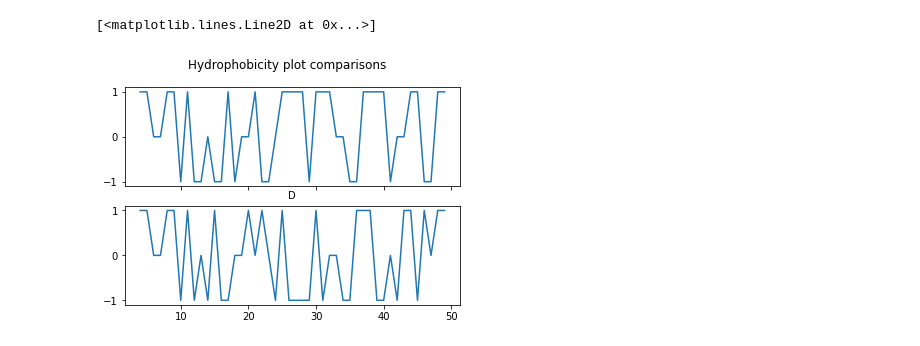
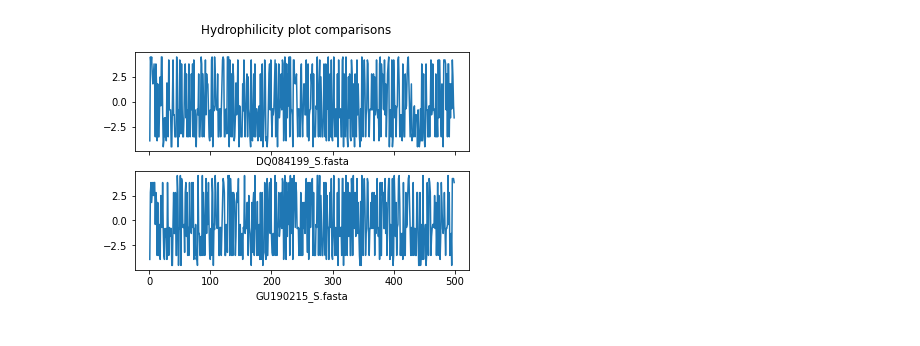
Before and after one commit to davidsong1/4220_final, a Jupyter notebook: hydrophobic.ipynb, the cells around one changed output. Saved outputs shown, nothing was run; the diff lists cells and outputs as text; code cells hidden in the pictures.

```diff
--- a/hydrophobic.ipynb
+++ b/hydrophobic.ipynb
@@ -44,8 +61,5 @@ def translate_fasta(fasta):
         codons = [str(row.seq[i:i+3]) for i in range(0, len(row.seq), 3)]
         list_aa = []
         for c in codons:
-            if "-" not in c:
-                list_aa += [key for key, value in codon_table.items() if c in value]
-            else:
-                list_aa.append("-")
+            list_aa += [key for key, value in codon_table.items() if c in value]
     return list_aa
@@ -55,15 +65,0 @@ f2 = translate_fasta(fasta2)
-# %%
-def get_hydrophobicity_values(aa):
-    property_list = []
-    for row in aa:
-        for x in row:
-            property_list += [key for key, value in polarity.items() if x in value]
-    phobicity_list = []
-    for prop in property_list:
-        if prop == "hydrophobic":
-            phobicity_list.append(1)
-        elif prop == "hydrophilic":
-            phobicity_list.append(-1)
-        else:
-            phobicity_list.append(0)
-    return phobicity_list
@@ -73,12 +66,18 @@ b = get_hydrophobicity_values(f2)
+# %%
+def get_hydrophobicity_values(aa):
+    hydropathy_list = []
+    for row in aa:
+        hydropathy_list.append(hydropathy[row])
+    return hydropathy_list
 # %%
-def plot_hydrophobicity_curve(start, end, fasta1, fasta2):
+def plot_hydrophilicity_curve(start, end, fasta1, fasta2):
     aa1 = translate_fasta(fasta1)
     aa2 = translate_fasta(fasta2)
     y1 = get_hydrophobicity_values(aa1)
     y2 = get_hydrophobicity_values(aa2)
     x = list(range(start, end))
     fig, (ax1, ax2) = plt.subplots(2, sharex=True)
-    fig.suptitle("Hydrophobicity plot comparisons")
+    fig.suptitle("Hydrophilicity plot comparisons")
     ax1.plot(x, y1[start:end])
     ax1.set_xlabel(os.path.basename(fasta1))
     ax2.plot(x, y2[start:end])
@@ -90,9 +85,4 @@ plot_hydrophobicity_curve(4, 50, fasta1, fasta2)
-# %%
-fig, (ax1, ax2) = plt.subplots(2, sharex=True)
-fig.suptitle("Hydrophobicity plot comparisons")
-ax1.plot(z, phobicity_list[0][4:50])
-ax1.set_xlabel("D")
-ax2.plot(z, phobicity_list[1][4:50])
-# %% [output]
-[<matplotlib.lines.Line2D at 0x...>]
-[figure, removed]
+# %%
+plot_hydrophilicity_curve(1, 500, fasta1, fasta2)
+# %% [output]
+[figure, added]
```
Also changed, not shown: parts of 5 cells of this notebook, 6 other files.
